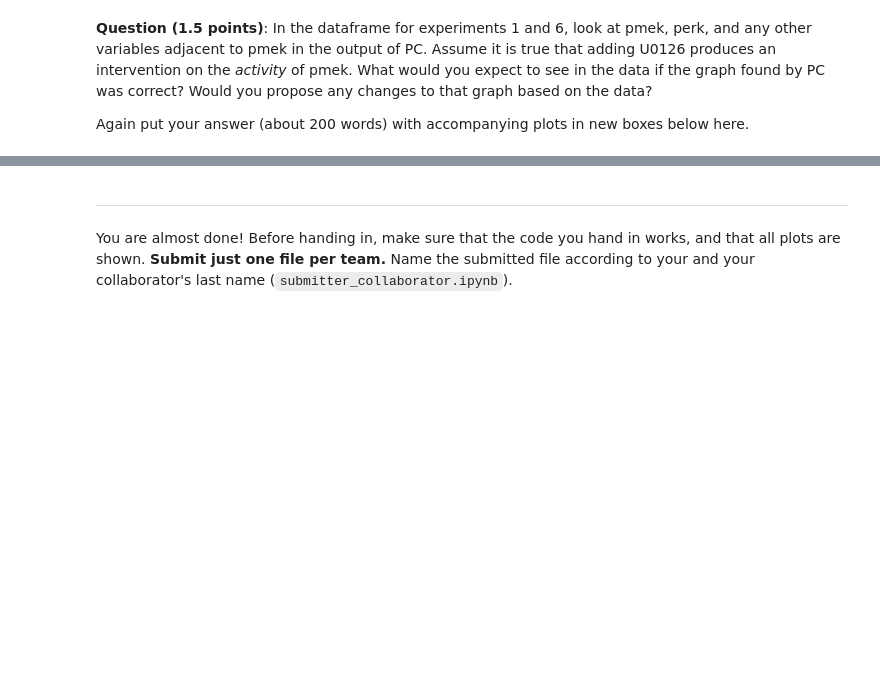
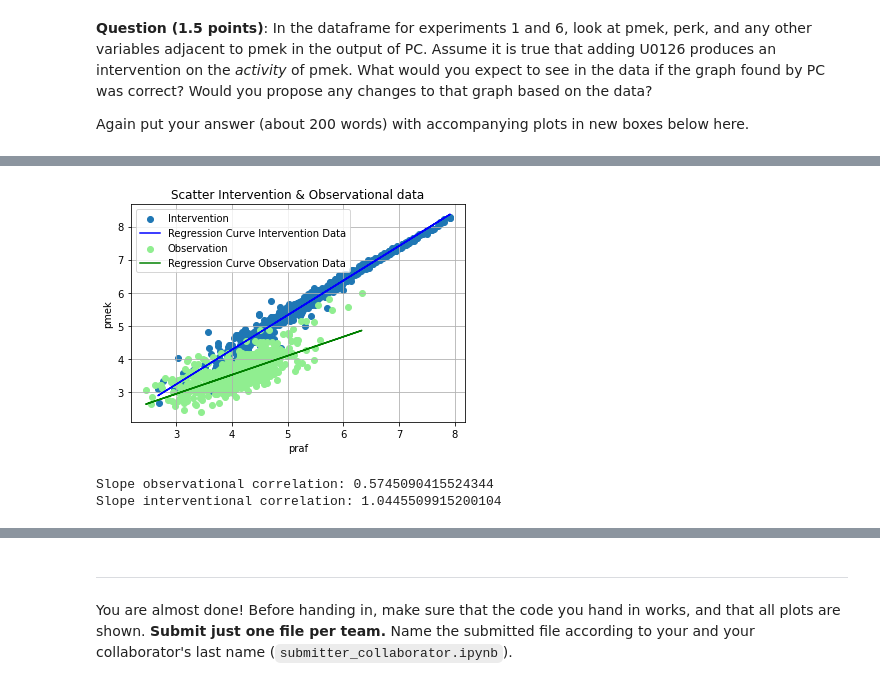
Before and after one commit to idangrady/INFOMAML, a Jupyter notebook: Programming_Assignments/Assignment_4/AML_assignment4.ipynb, the cells around one changed output, grey strips where cells are left out. Saved outputs shown, nothing was run; the diff lists cells and outputs as text; code cells hidden in the pictures; blank space fills up the shorter version.

```diff
--- a/Programming_Assignments/Assignment_4/AML_assignment4.ipynb
+++ b/Programming_Assignments/Assignment_4/AML_assignment4.ipynb
@@ -564,0 +556,20 @@ df[[col for col in df.columns if col not in adjacents_pmek]]
+# %%
+plt.scatter(intervention6_data[intervention6_data.experiment == 6].praf, intervention6_data[intervention6_data.experiment == 6].pmek, label='Intervention')
+m_int, b = np.polyfit(np.squeeze(intervention6_data[intervention6_data.experiment == 6].praf), intervention6_data[intervention6_data.experiment == 6].pmek, 1)
+plt.plot(np.squeeze(intervention6_data[intervention6_data.experiment == 6].praf), m_int*np.squeeze(intervention6_data[intervention6_data.experiment == 6].praf) + b, c="blue", label="Regression Curve Intervention Data")
+plt.scatter(intervention6_data[intervention6_data.experiment == 1].praf, intervention6_data[intervention6_data.experiment == 1].pmek, c="lightgreen", label='Observation')
+m_obs, b = np.polyfit(np.squeeze(observational_data.praf), observational_data.pmek, 1)
+plt.plot(np.squeeze(observational_data.praf), m_obs*np.squeeze(observational_data.praf) + b, c="green", label="Regression Curve Observation Data")
+plt.legend()
+plt.title("Scatter Intervention & Observational data")
+plt.xlabel("praf")
+plt.ylabel("pmek")
+plt.grid(True)
+
+plt.show()
+print(f"Slope observational correlation: {m_obs}")
+print(f"Slope interventional correlation: {m_int}")
+# %% [output]
+[figure, added]
+Slope observational correlation: 0.5745090415524344
+Slope interventional correlation: 1.0445509915200104
```
Also changed, not shown: parts of 12 cells of this notebook.
